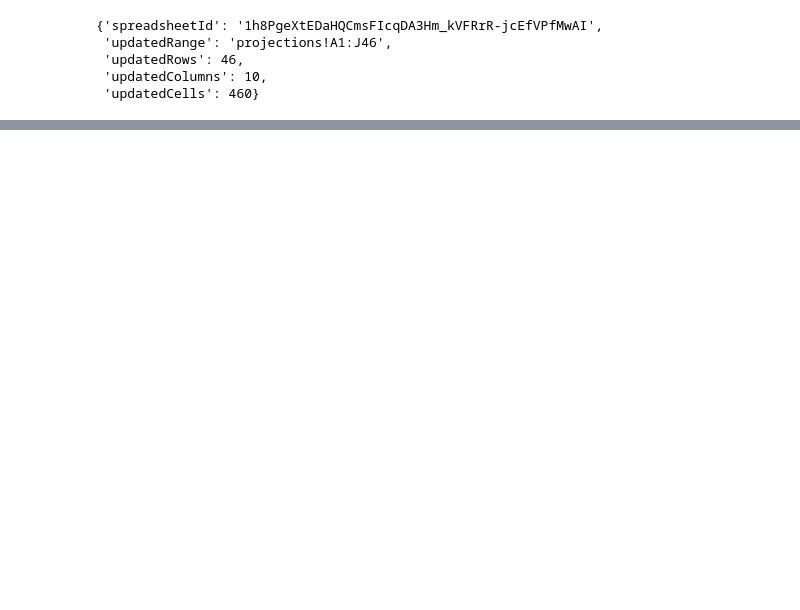
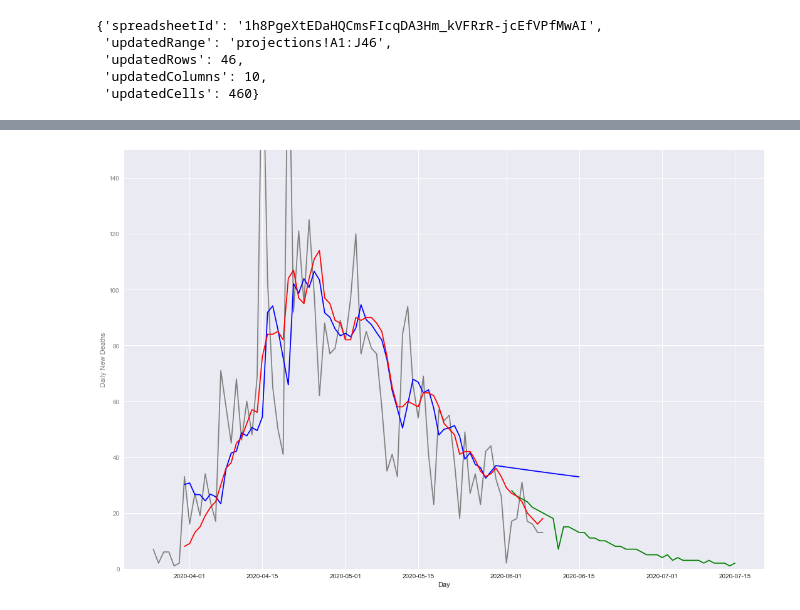
Before and after one commit to JasonCabral/CT_Covid_Alerts, a Jupyter notebook: data_munge.ipynb, the cells around one changed output, grey strips where cells are left out. Saved outputs shown, nothing was run; the diff lists cells and outputs as text; code cells hidden in the pictures; blank space fills up the shorter version.

```diff
--- a/data_munge.ipynb
+++ b/data_munge.ipynb
@@ -322,24 +342,27 @@ plt.show()
 # %%
 plt.style.use('seaborn')
 
 fig, ax1 = plt.subplots(figsize=(15,10))
 
-color = 'tab:red'
+color = 'tab:grey'
 ax1.set_xlabel('Day')
-ax1.set_ylabel('Daily New Deaths (Rolling 7-Day Average)', color=color)
-# ax1.plot(extended_dat['date'], extended_dat['rolling_new_deaths'], color=color)
-ax1.plot(extended_dat['date'], extended_dat['modeled_deaths'], color='blue')
-ax1.plot(extended_dat['date'], extended_dat['daily_new_deaths'], color='green')
+ax1.set_ylabel('Daily New Deaths', color=color)
+ax1.plot(mega_dat['date'], mega_dat['daily_new_deaths'], color=color)
+ax1.plot(mega_dat['date'], mega_dat['modeled_deaths'], color='blue')
+ax1.plot(mega_dat['date'], mega_dat['projected_new_deaths'], color='green')
+ax1.plot(mega_dat['date'], mega_dat['rolling_new_deaths'], color='red')
 ax1.tick_params(axis='y', labelcolor=color)
-ax1.set_ylim([-50, 215])
+ax1.set_ylim([0, 150])
 
 # ax2 = ax1.twinx()
 
 # color = 'tab:blue'
 # ax2.set_ylabel('Daily New Deaths (Rolling 7-Day Average)', color=color)
 # ax2.plot(extended_dat['date'], extended_dat['rolling_new_deaths'], color=color)
 # ax2.tick_params(axis='y', labelcolor=color)
 # ax2.set_ylim([0, 120])
 
 fig.tight_layout()
 plt.show()
+# %% [output]
+[figure, added]
```
Also changed, not shown: parts of 5 cells of this notebook.
